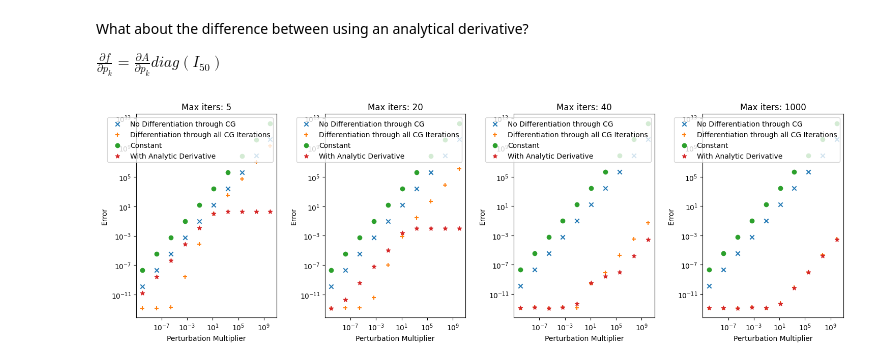
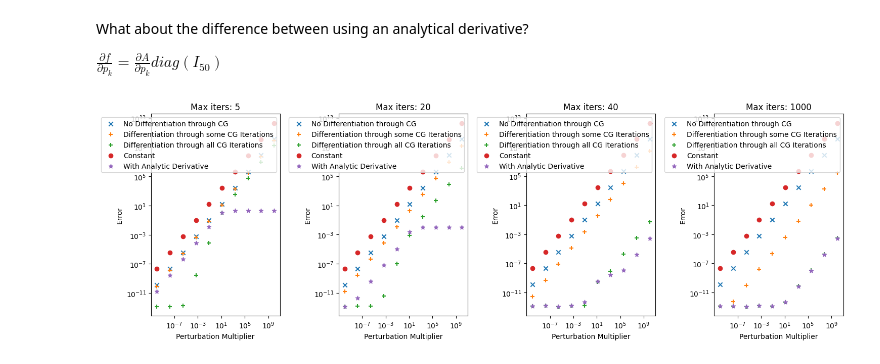
Before and after one commit to wdwatson2/ImgRegPytorchProject, a Jupyter notebook: scripts/simpler_investigation.ipynb, the cells around one changed output. Saved outputs shown, nothing was run; the diff lists cells and outputs as text; code cells hidden in the pictures.

Commit message:
used a trick to kind of differentiate through some cg iterations; seems to work

```diff
--- a/scripts/simpler_investigation.ipynb
+++ b/scripts/simpler_investigation.ipynb
@@ -21,6 +21,8 @@ theta = torch.tensor([10.0, 5.0], requires_grad=True, dtype=torch.float64) # 2 p
 C = torch.diag(torch.arange(1, n + 1, dtype=torch.float64))
 b = torch.randn(n, dtype=torch.float64)
 x0 = torch.zeros(n, dtype=torch.float64)
+
+somegrad_percent = .25
 
 def conjugate_gradient(A_func, b, theta, x0, max_iter=500, tol=1e-20):
     x = x0
@@ -71,6 +73,11 @@ def f_nograd(theta, max_iter):
     x = conjugate_gradient_nograd(lambda theta: A(theta), b, theta, x0, max_iter)
     return A(theta) @ (x + torch.ones_like(x, dtype=torch.float64)) - b
 
+def f_somegrad(theta, max_iter):
+    x = conjugate_gradient_nograd(lambda theta: A(theta), b, theta, x0, int(max_iter * (1 - somegrad_percent)))
+    x = conjugate_gradient(lambda theta: A(theta), b, theta, x, int(max_iter * somegrad_percent))
+    return A(theta) @ (x + torch.ones_like(x, dtype=torch.float64)) - b
+
 dfdp1 = torch.eye(n, dtype=torch.float64) @ torch.ones(n, dtype=torch.float64)
 dfdp2 = C @ torch.ones(n, dtype=torch.float64)
 true_jac = torch.stack((dfdp1, dfdp2), dim=1)
@@ -89,6 +96,7 @@ fig, axes = plt.subplots(1, n_plots, figsize=(15, 5))
 # Loop through each subplot and plot
 for i in range(n_plots):
     no_diffs = []
+    some_diffs = []
     diffs = []
     const = []
     analytic = []
@@ -98,35 +106,38 @@ for i in range(n_plots):
 
     f_x = f(theta, max_iters[i])
     Jacv_nodiff = func.jacfwd(f_nograd)(theta, max_iters[i]) @ v
+    Jacv_somediff = func.jacfwd(f_somegrad)(theta, max_iters[i]) @ v
     Jacv = func.jacfwd(f)(theta, max_iters[i]) @ v
     Jacv_analytic = true_jac @ v
 
     for h in H:
         no_diffs.append(torch.norm(f(theta + h * v, max_iters[i]) - f_x - h * Jacv_nodiff).detach())
         diffs.append(torch.norm(f(theta + h * v, max_iters[i]) - f_x - h * Jacv).detach())
+        some_diffs.append(torch.norm(f(theta + h * v, max_iters[i]) - f_x - h * Jacv_somediff).detach())
         const.append(torch.norm(f(theta + h * v, max_iters[i]) - f_x).detach())
         analytic.append(torch.norm(f(theta + h * v, max_iters[i]) - f_x - h * Jacv_analytic).detach())
 
     axes[i].scatter(H, no_diffs, marker='x', label = 'No Differentiation through CG')
+    axes[i].scatter(H, some_diffs, marker='+', label = 'Differentiation through some CG Iterations')
     axes[i].scatter(H, diffs, marker='+', label = 'Differentiation through all CG Iterations')
     axes[i].scatter(H, const, marker='o', label = 'Constant')
     axes[i].scatter(H, analytic, marker='*', label = 'With Analytic Derivative')
 
     axes[i].set_xscale('log')
     axes[i].set_yscale('log')
 
     axes[i].legend()
 
     axes[i].set_xlabel("Perturbation Multiplier")
     axes[i].set_ylabel("Error")
 
     axes[i].set_title(f"Max iters: {max_iters[i]}")
 
 
 # Adjust layout to prevent overlapping
 plt.tight_layout()
 
 # Show the plot
 plt.show()
 # %% [output]
-[figure, old version]
+[figure, new version]
```
